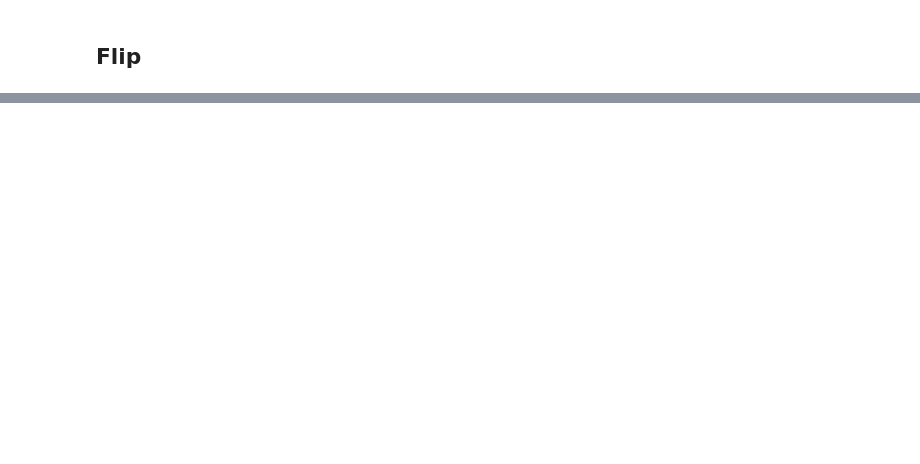
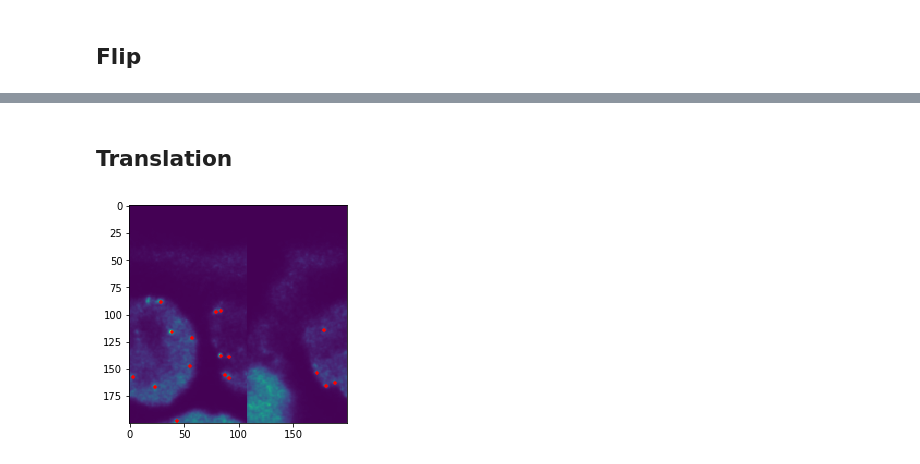
Before and after one commit to zhanyinx/refactored-octo-lamp, a Jupyter notebook: notebooks/tests_data_augmentation.ipynb, the cells around one changed output, grey strips where cells are left out. Drawn from its saved outputs; the diff is of its cells as text; code cells hidden in the pictures; blank space fills up the shorter version.

```diff
--- a/notebooks/tests_data_augmentation.ipynb
+++ b/notebooks/tests_data_augmentation.ipynb
@@ -53,0 +71,10 @@ plt.show()
+# %% [markdown]
+## Translation
+# %%
+new_img, new_mask = translate(image,mask)
+plt.imshow(new_img)
+coordList = get_coordinate_list(new_mask,512,128)
+plt.scatter(coordList[...,0],coordList[...,1],marker="+",color='r',s=10)
+plt.show()
+# %% [output]
+[figure, added]
```
Also changed, not shown: parts of 7 cells of this notebook, 5 other files.
